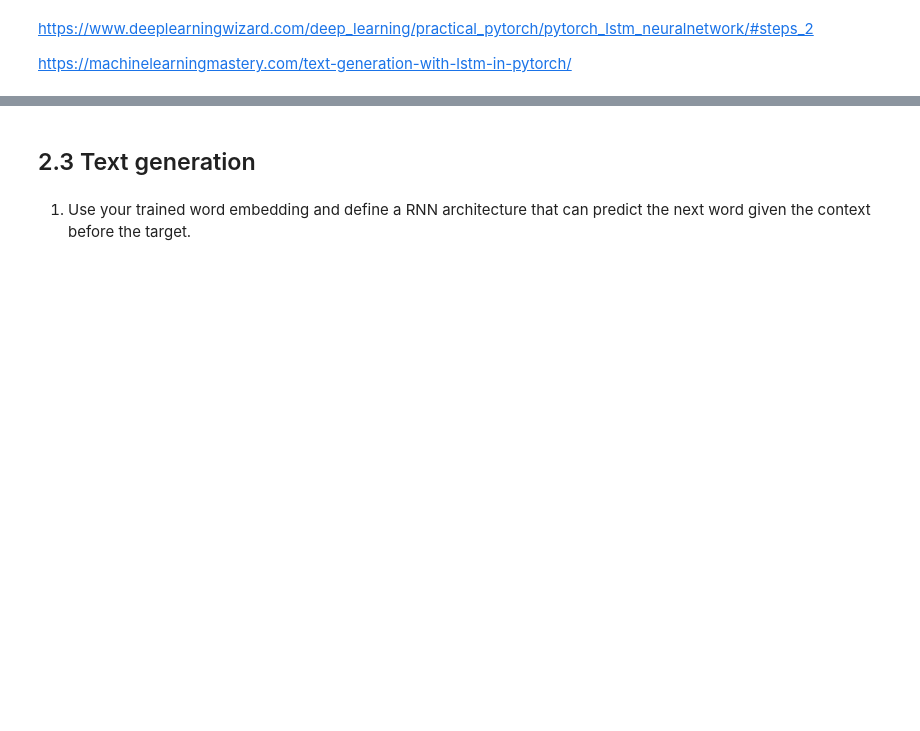
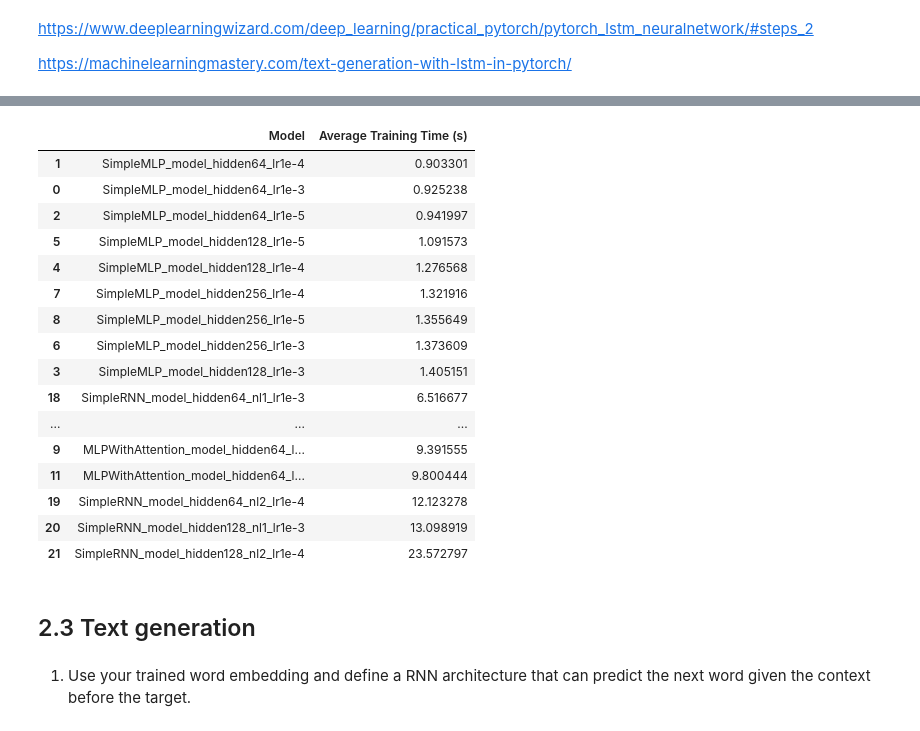
Before and after one commit to kuimetra/deep_learning, a Jupyter notebook: Project 3/main.ipynb, the cells around one changed output, grey strips where cells are left out. Cells and saved outputs as stored; diff of their text form; code cells hidden in the pictures; blank space fills up the shorter version.

```diff
--- a/Project 3/main.ipynb
+++ b/Project 3/main.ipynb
@@ -784,8 +839,8 @@ class SimpleRNN(nn.Module):
         return x
 # %%
 SimpleRNN_configs = [
-    # {'hidden_dim': 64, 'num_layers': 1, 'learning_rate': 1e-3, 'model_name': 'SimpleRNN_model_hidden64_nl1_lr1e-3'},
-    # {'hidden_dim': 64, 'num_layers': 2, 'learning_rate': 1e-4, 'model_name': 'SimpleRNN_model_hidden64_nl2_lr1e-4'},
+    {'hidden_dim': 64, 'num_layers': 1, 'learning_rate': 1e-3, 'model_name': 'SimpleRNN_model_hidden64_nl1_lr1e-3'},
+    {'hidden_dim': 64, 'num_layers': 2, 'learning_rate': 1e-4, 'model_name': 'SimpleRNN_model_hidden64_nl2_lr1e-4'},
     {'hidden_dim': 128, 'num_layers': 1, 'learning_rate': 1e-3, 'model_name': 'SimpleRNN_model_hidden128_nl1_lr1e-3'},
     {'hidden_dim': 128, 'num_layers': 2, 'learning_rate': 1e-4, 'model_name': 'SimpleRNN_model_hidden128_nl2_lr1e-4'},
 ]
@@ -804,3 +892,36 @@ print(f"Test Accuracy of the best MLPWithAttention model ({best_SimpleRNN_model_
+# %%
+# extracting model names and compute their average training times, then organize and sort these in DataFrame
+mlp_and_rnn_model_names = [config['model_name'] for config in SimpleMLP_configs + MLPWithAttention_configs +
+                           SimpleRNN_configs]
+
+mlp_and_rnn_average_times = []
+for model_name in mlp_and_rnn_model_names:
+    training_times = load_training_data("times", model_name)
+    avg_time = np.array(training_times).mean()
+    mlp_and_rnn_average_times.append((model_name, avg_time))
+
+df_times = pd.DataFrame(mlp_and_rnn_average_times, columns=["Model", "Average Training Time (s)"])
+df_times = df_times.sort_values(by="Average Training Time (s)")
+# %%
+df_times
+# %% [output]
+|  | Model | Average Training Time (s) |
+| 1 | SimpleMLP_model_hidden64_lr1e-4 | 0.903301 |
+| 0 | SimpleMLP_model_hidden64_lr1e-3 | 0.925238 |
+| 2 | SimpleMLP_model_hidden64_lr1e-5 | 0.941997 |
+| 5 | SimpleMLP_model_hidden128_lr1e-5 | 1.091573 |
+| 4 | SimpleMLP_model_hidden128_lr1e-4 | 1.276568 |
+| 7 | SimpleMLP_model_hidden256_lr1e-4 | 1.321916 |
+| 8 | SimpleMLP_model_hidden256_lr1e-5 | 1.355649 |
+| 6 | SimpleMLP_model_hidden256_lr1e-3 | 1.373609 |
+| 3 | SimpleMLP_model_hidden128_lr1e-3 | 1.405151 |
+| 18 | SimpleRNN_model_hidden64_nl1_lr1e-3 | 6.516677 |
+| ... | ... | ... |
+| 9 | MLPWithAttention_model_hidden64_l... | 9.391555 |
+| 11 | MLPWithAttention_model_hidden64_l... | 9.800444 |
+| 19 | SimpleRNN_model_hidden64_nl2_lr1e-4 | 12.123278 |
+| 20 | SimpleRNN_model_hidden128_nl1_lr1e-3 | 13.098919 |
+| 21 | SimpleRNN_model_hidden128_nl2_lr1e-4 | 23.572797 |
 # %% [markdown]
 ## 2.3 Text generation
 # %% [markdown]
```
Also changed, not shown: parts of 22 cells of this notebook, 57 other files.
